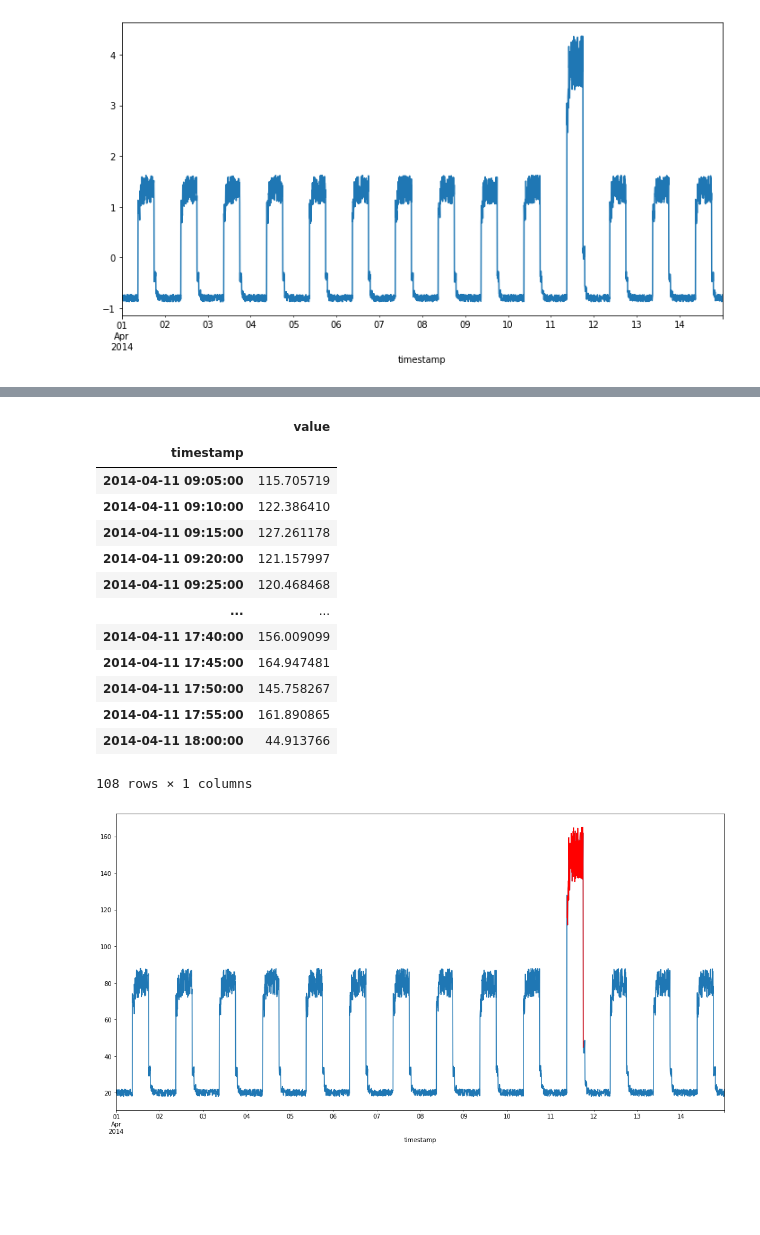
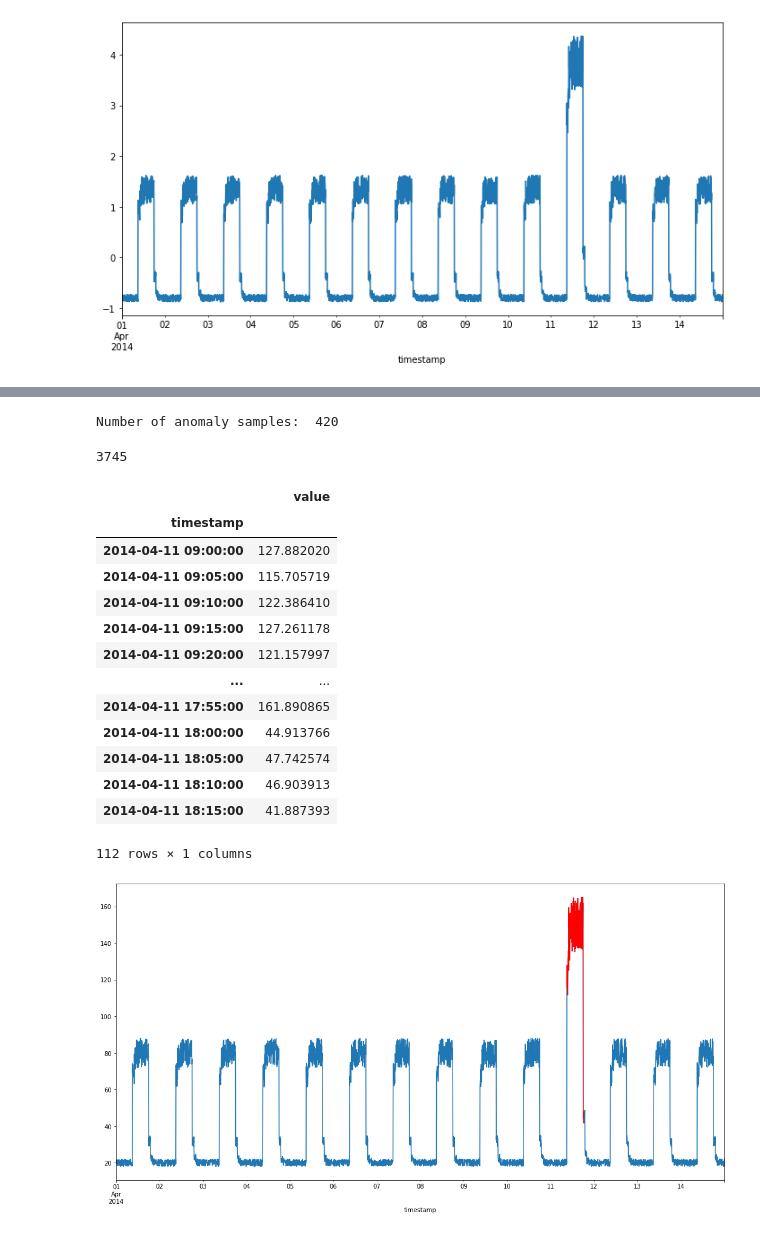
Before and after one commit to donneger/machinelearning_statistics, a Jupyter notebook: ml_project/ml_evaluation.ipynb, the cells around one changed output, grey strips where cells are left out. Drawn from its saved outputs; the diff is of its cells as text; code cells hidden in the pictures; blank space fills up the shorter version.

Commit message:
Complete Anomaly description and plots.

```diff
--- a/ml_project/ml_evaluation.ipynb
+++ b/ml_project/ml_evaluation.ipynb
@@ -600,19 +569,47 @@ for data_idx in range(time_steps - 1, len(df_test_value) - time_steps + 1):
-# %%
-df_subset = df_daily_anomaly.iloc[anomalous_data_indices]
-df_subset
-# %% [output]
-|  | value |
-| timestamp |  |
-| 2014-04-11 09:05:00 | 115.705719 |
-| 2014-04-11 09:10:00 | 122.386410 |
-| 2014-04-11 09:15:00 | 127.261178 |
-| 2014-04-11 09:20:00 | 121.157997 |
-| 2014-04-11 09:25:00 | 120.468468 |
-| ... | ... |
-| 2014-04-11 17:40:00 | 156.009099 |
-| 2014-04-11 17:45:00 | 164.947481 |
-| 2014-04-11 17:50:00 | 145.758267 |
-| 2014-04-11 17:55:00 | 161.890865 |
-| 2014-04-11 18:00:00 | 44.913766 |
-108 rows × 1 columns
+# %%
+# Now we need to see how many anomalies there are and where they appear in the data set. First calculate all of the anomalies that are > than the threshold and then calculate where they are using np.where.
+
+# This returns an array of True or False depending on the condition being satisfied, in this case will be True if the lass is > threshold.
+anomalies = test_mae_loss > threshold
+print("Number of anomaly samples: ", np.sum(anomalies))
+#print("Indices of anomaly samples: ", np.where(anomalies)) # Returns index of each True element in the array, i.e. an anomaly.
+# %% [output]
+Number of anomaly samples:  420
+# %%
+len(df_test_value)-time_steps+1
+# %% [output]
+3745
+# %%
+# Here we need to find the index of each anomaly data point against the original data set so that they can be used to reference back to the original timestamps. This would be very important in a real situation for example with a piece of equipment, knowing exactly in time when anomalies occurred.
+# Will use numpy.all, this is used to test if each value in an array is True against some condition.
+#https://www.sharpsightlabs.com/blog/numpy-all/
+
+anomaly_data_indices = []
+
+# The range will be from 287 to 3745, i.e. all of the data windows.
+for data_index in range(time_steps - 1, len(df_test_value) - time_steps + 1):
+
+    # Checks if the data elements in the range are all true, if so the data index is recorded.
+    if np.all(anomalies[data_index - time_steps + 1 : data_index]):
+
+        anomaly_data_indices.append(data_index)
+# %%
+# Create a new dataframe that contains the indices of the anomaly data points.
+df_subset = df_daily_anomaly.iloc[anomaly_data_indices]
+df_subset
+# %% [output]
+|  | value |
+| timestamp |  |
+| 2014-04-11 09:00:00 | 127.882020 |
+| 2014-04-11 09:05:00 | 115.705719 |
+| 2014-04-11 09:10:00 | 122.386410 |
+| 2014-04-11 09:15:00 | 127.261178 |
+| 2014-04-11 09:20:00 | 121.157997 |
+| ... | ... |
+| 2014-04-11 17:55:00 | 161.890865 |
+| 2014-04-11 18:00:00 | 44.913766 |
+| 2014-04-11 18:05:00 | 47.742574 |
+| 2014-04-11 18:10:00 | 46.903913 |
+| 2014-04-11 18:15:00 | 41.887393 |
+112 rows × 1 columns
 # %%
```
Also changed, not shown: parts of 13 cells of this notebook.
